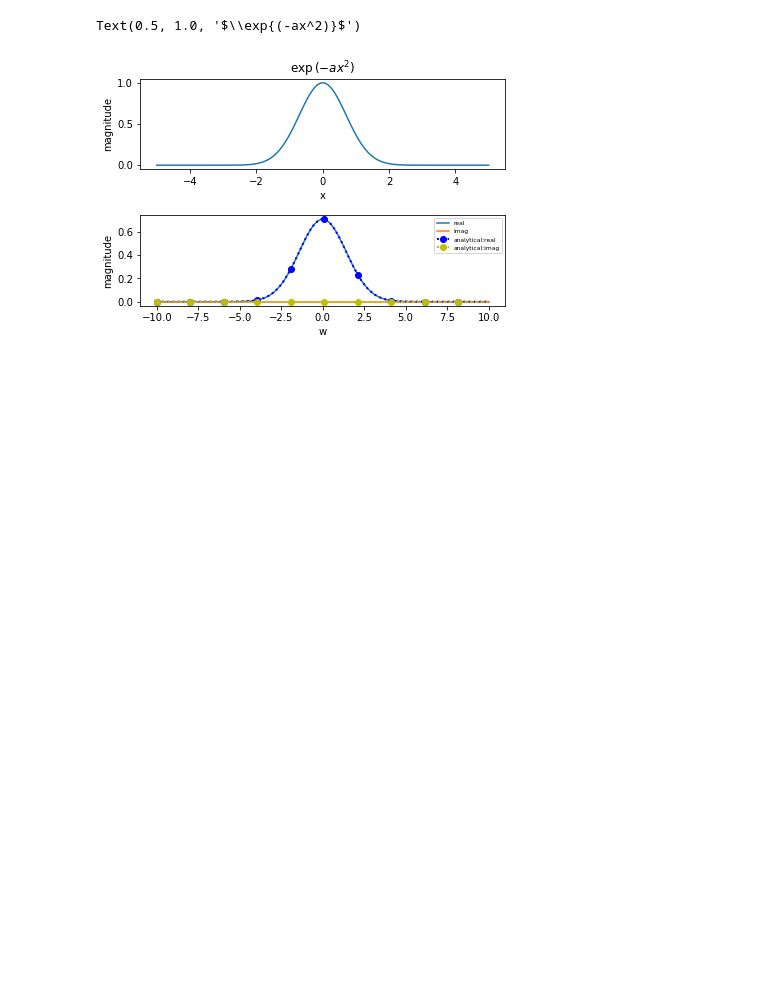
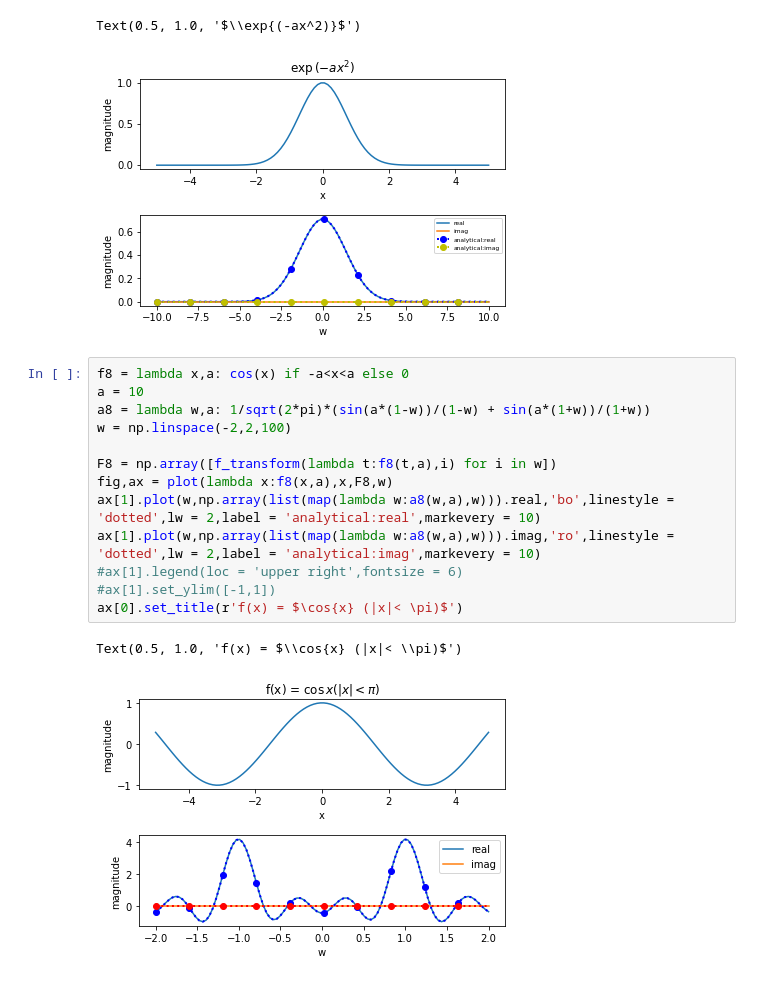
Before and after one commit to hirp7/sana, a Jupyter notebook: sana/fourier.ipynb, the cells around one changed output. Drawn from its saved outputs; the diff is of its cells as text; blank space fills up the shorter version.

```diff
--- a/sana/fourier.ipynb
+++ b/sana/fourier.ipynb
@@ -146,3 +147,19 @@ ax[0].set_title(r'$\exp{(-ax^2)}$')
 # %% [output]
 Text(0.5, 1.0, '$\\exp{(-ax^2)}$')
 [figure]
+# %%
+f8 = lambda x,a: cos(x) if -a<x<a else 0
+a = 10
+a8 = lambda w,a: 1/sqrt(2*pi)*(sin(a*(1-w))/(1-w) + sin(a*(1+w))/(1+w))
+w = np.linspace(-2,2,100)
+
+F8 = np.array([f_transform(lambda t:f8(t,a),i) for i in w])
+fig,ax = plot(lambda x:f8(x,a),x,F8,w)
+ax[1].plot(w,np.array(list(map(lambda w:a8(w,a),w))).real,'bo',linestyle = 'dotted',lw = 2,label = 'analytical:real',markevery = 10)
+ax[1].plot(w,np.array(list(map(lambda w:a8(w,a),w))).imag,'ro',linestyle = 'dotted',lw = 2,label = 'analytical:imag',markevery = 10)
+#ax[1].legend(loc = 'upper right',fontsize = 6)
+#ax[1].set_ylim([-1,1])
+ax[0].set_title(r'f(x) = $\cos{x} (|x|< \pi)$')
+# %% [output]
+Text(0.5, 1.0, 'f(x) = $\\cos{x} (|x|< \\pi)$')
+[figure, added]
```
Also changed, not shown: parts of 3 cells of this notebook.
